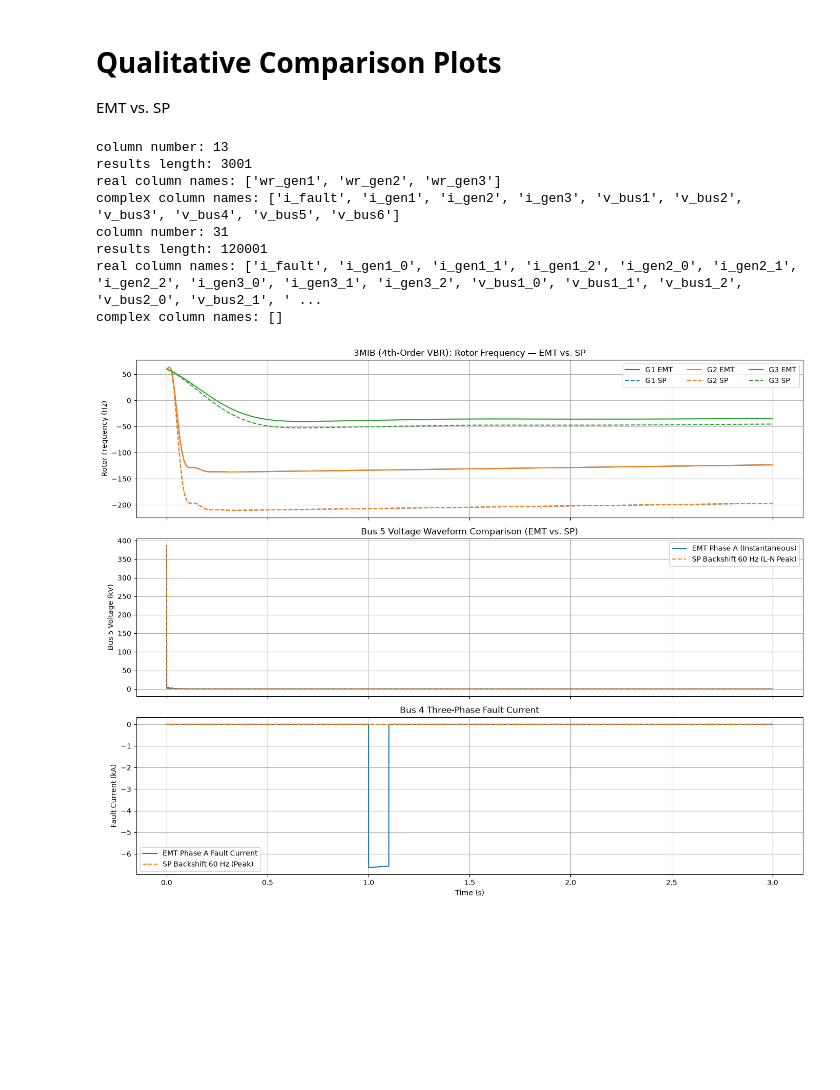
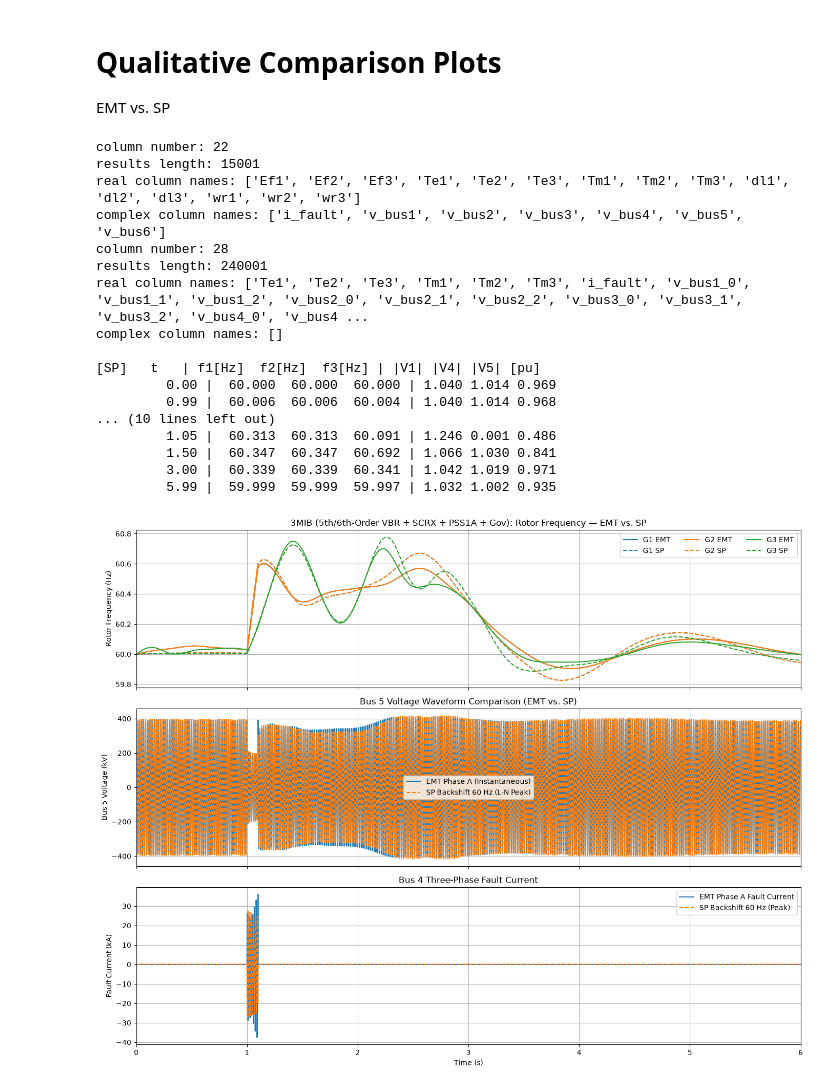
Before and after one commit to Henriquest02/dpsim, a Jupyter notebook: examples/Notebooks/Circuits/Three_Machines_Infinite_Bus_test_texas.ipynb, the cells around one changed output. Cells and saved outputs as stored; diff of their text form; code cells hidden in the pictures; blank space fills up the shorter version.

Commit message:
frequency/voltage are now stable (static exciters)

```diff
--- a/examples/Notebooks/Circuits/Three_Machines_Infinite_Bus_test_texas.ipynb
+++ b/examples/Notebooks/Circuits/Three_Machines_Infinite_Bus_test_texas.ipynb
@@ -328,0 +318,8 @@ complex column names: ['v_bus1', 'v_bus2', 'v_bus3', 'v_bus4', 'v_bus5', 'v_bus6
+# %%
+ts_sp = rt.read_timeseries_dpsim("logs/3MIB_SP/3MIB_SP.csv")
+for idx in [0, 500, 1050, 2000]:
+    t = ts_sp['v_bus5'].time[idx]
+    v5 = abs(ts_sp['v_bus5'].values[idx]) / 1e3
+    v6 = abs(ts_sp['v_bus6'].values[idx]) / 1e3
+    f1 = np.real(ts_sp['wr1'].values[idx]) * 60
+    print(f"t={t:.2f}s | V6(Slack)={v6:.1f} kV | V5={v5:.1f} kV | f1={f1:.2f} Hz")
@@ -460,55 +433,85 @@ complex column names: ['v_bus1', 'v_bus2', 'v_bus3', 'v_bus4', 'v_bus5', 'v_bus6
 # Qualitative Comparison Plots
 EMT vs. SP
 # %%
-ts_sp  = rt.read_timeseries_dpsim(f"logs/{sim_name_sp}/{sim_name_sp}.csv")
-ts_emt = rt.read_timeseries_dpsim(f"logs/{sim_name_emt}/{sim_name_emt}.csv")
+ts_sp  = rt.read_timeseries_dpsim("logs/3MIB_SP/3MIB_SP.csv")
+ts_emt = rt.read_timeseries_dpsim("logs/3MIB_EMT/3MIB_EMT.csv")
 
+def report(ts_data, tag, times):
+    emt = tag == "EMT"
+    print(f"\n[{tag}]   t   | f1[Hz]  f2[Hz]  f3[Hz] | |V1| |V4| |V5| [pu]")
+    t = np.array(ts_data["wr1"].time)
+    tv = np.array(ts_data["v_bus1_0" if emt else "v_bus1"].time)
+    for tt in times:
+        i = min(np.searchsorted(t, tt), len(t) - 1)
+        j = min(np.searchsorted(tv, tt), len(tv) - 1)
+        fs = [np.real(ts_data[f"wr{b}"].values[i]) * F_NOM for b in (1, 2, 3)]
+        if emt:
+            w = slice(max(j - 667, 0), j + 1)
+            vs = [max(np.max(np.abs(np.real(ts_data[f"v_bus{b}_{ph}"].values[w]))) for ph in range(3)) / (vbase(b) * np.sqrt(2 / 3)) for b in (1, 4, 5)]
+        else:
+            vs = [abs(ts_data[f"v_bus{b}"].values[j]) / vbase(b) for b in (1, 4, 5)]
+        print(f"        {t[i]:5.2f} | {fs[0]:7.3f} {fs[1]:7.3f} {fs[2]:7.3f} | {vs[0]:.3f} {vs[1]:.3f} {vs[2]:.3f}")
+
+report(ts_sp,  "SP",  [0, 0.99, 1.05, 1.5, 3, 6, 10, FINAL_TIME_SP - 0.01])
+report(ts_emt, "EMT", [0, 0.99, 1.05, 1.5, 3, FINAL_TIME_EMT - 0.01])
+
+# Comparison Plots (0 to FINAL_TIME_EMT window to align SP and EMT)
 fig, axes = plt.subplots(3, 1, figsize=(14, 11), sharex=True)
 
 # 1. Rotor Frequency Comparison (Hz)
-for bus, color in zip((1, 2, 3), ("tab:blue", "tab:orange", "tab:green")):
-    axes[0].plot(ts_emt[f"wr_gen{bus}"].time, np.real(ts_emt[f"wr_gen{bus}"].values) * F_NOM,
-                 color=color, label=f"G{bus} EMT")
-    axes[0].plot(ts_sp[f"wr_gen{bus}"].time, np.real(ts_sp[f"wr_gen{bus}"].values) * F_NOM,
-                 "--", color=color, label=f"G{bus} SP")
+for b, color in zip((1, 2, 3), ("tab:blue", "tab:orange", "tab:green")):
+    axes[0].plot(ts_emt[f"wr{b}"].time, np.real(ts_emt[f"wr{b}"].values) * F_NOM,
+                 color=color, label=f"G{b} EMT")
+    axes[0].plot(ts_sp[f"wr{b}"].time, np.real(ts_sp[f"wr{b}"].values) * F_NOM,
+                 "--", color=color, label=f"G{b} SP")
+axes[0].set_xlim(0, FINAL_TIME_EMT)
 axes[0].set_ylabel("Rotor Frequency (Hz)")
-axes[0].set_title("3MIB (4th-Order VBR): Rotor Frequency — EMT vs. SP")
+axes[0].set_title(f"3MIB ({GEN_ORDER}th/6th-Order VBR + SCRX + PSS1A + Gov): Rotor Frequency — EMT vs. SP")
 axes[0].grid(True)
 axes[0].legend(ncol=3)
 
 # 2. Bus 5 Voltage: Instantaneous EMT Phase A vs. 60 Hz Reconstructed SP Waveform
 scale_ll_rms_to_ln_peak = np.sqrt(2.0 / 3.0)
-sp_v5_wave = ts_sp["v_bus5"].interpolate(time_step_emt).frequency_shift(F_NOM)
+sp_v5_wave = ts_sp["v_bus5"].interpolate(DT_EMT).frequency_shift(F_NOM)
 axes[1].plot(ts_emt["v_bus5_0"].time, np.real(ts_emt["v_bus5_0"].values) / 1e3,
              label="EMT Phase A (Instantaneous)")
 axes[1].plot(sp_v5_wave.time, np.real(sp_v5_wave.values) * scale_ll_rms_to_ln_peak / 1e3,
              "--", label="SP Backshift 60 Hz (L-N Peak)")
 axes[1].set_ylabel("Bus 5 Voltage (kV)")
 axes[1].set_title("Bus 5 Voltage Waveform Comparison (EMT vs. SP)")
 axes[1].grid(True)
 axes[1].legend()
 
 # 3. Bus 4 Fault Current: Asymmetric DC Offset (EMT) vs. Reconstructed SP Waveform
-sp_ifault_wave = ts_sp["i_fault"].interpolate(time_step_emt).frequency_shift(F_NOM)
+sp_ifault_wave = ts_sp["i_fault"].interpolate(DT_EMT).frequency_shift(F_NOM)
 axes[2].plot(ts_emt["i_fault"].time, np.real(ts_emt["i_fault"].values) / 1e3,
              label="EMT Phase A Fault Current")
 axes[2].plot(sp_ifault_wave.time, np.real(sp_ifault_wave.values) * np.sqrt(2.0) / 1e3,
              "--", label="SP Backshift 60 Hz (Peak)")
 axes[2].set_ylabel("Fault Current (kA)")
 axes[2].set_xlabel("Time (s)")
 axes[2].set_title("Bus 4 Three-Phase Fault Current")
 axes[2].grid(True)
 axes[2].legend()
 
 fig.tight_layout()
 plt.show()
 # %% [output]
-column number: 13
-results length: 3001
-real column names: ['wr_gen1', 'wr_gen2', 'wr_gen3']
-complex column names: ['i_fault', 'i_gen1', 'i_gen2', 'i_gen3', 'v_bus1', 'v_bus2', 'v_bus3', 'v_bus4', 'v_bus5', 'v_bus6']
-column number: 31
-results length: 120001
-real column names: ['i_fault', 'i_gen1_0', 'i_gen1_1', 'i_gen1_2', 'i_gen2_0', 'i_gen2_1', 'i_gen2_2', 'i_gen3_0', 'i_gen3_1', 'i_gen3_2', 'v_bus1_0', 'v_bus1_1', 'v_bus1_2', 'v_bus2_0', 'v_bus2_1', ' ...
+column number: 22
+results length: 15001
+real column names: ['Ef1', 'Ef2', 'Ef3', 'Te1', 'Te2', 'Te3', 'Tm1', 'Tm2', 'Tm3', 'dl1', 'dl2', 'dl3', 'wr1', 'wr2', 'wr3']
+complex column names: ['i_fault', 'v_bus1', 'v_bus2', 'v_bus3', 'v_bus4', 'v_bus5', 'v_bus6']
+column number: 28
+results length: 240001
+real column names: ['Te1', 'Te2', 'Te3', 'Tm1', 'Tm2', 'Tm3', 'i_fault', 'v_bus1_0', 'v_bus1_1', 'v_bus1_2', 'v_bus2_0', 'v_bus2_1', 'v_bus2_2', 'v_bus3_0', 'v_bus3_1', 'v_bus3_2', 'v_bus4_0', 'v_bus4 ...
 complex column names: []
+
+[SP]   t   | f1[Hz]  f2[Hz]  f3[Hz] | |V1| |V4| |V5| [pu]
+         0.00 |  60.000  60.000  60.000 | 1.040 1.014 0.969
+         0.99 |  60.006  60.006  60.004 | 1.040 1.014 0.968
+... (10 lines left out)
+         1.05 |  60.313  60.313  60.091 | 1.246 0.001 0.486
+         1.50 |  60.347  60.347  60.692 | 1.066 1.030 0.841
+         3.00 |  60.339  60.339  60.341 | 1.042 1.019 0.971
+         5.99 |  59.999  59.999  59.997 | 1.032 1.002 0.935
-[figure, old version]
+[figure, new version]
```
Also changed, not shown: parts of 8 cells of this notebook.
